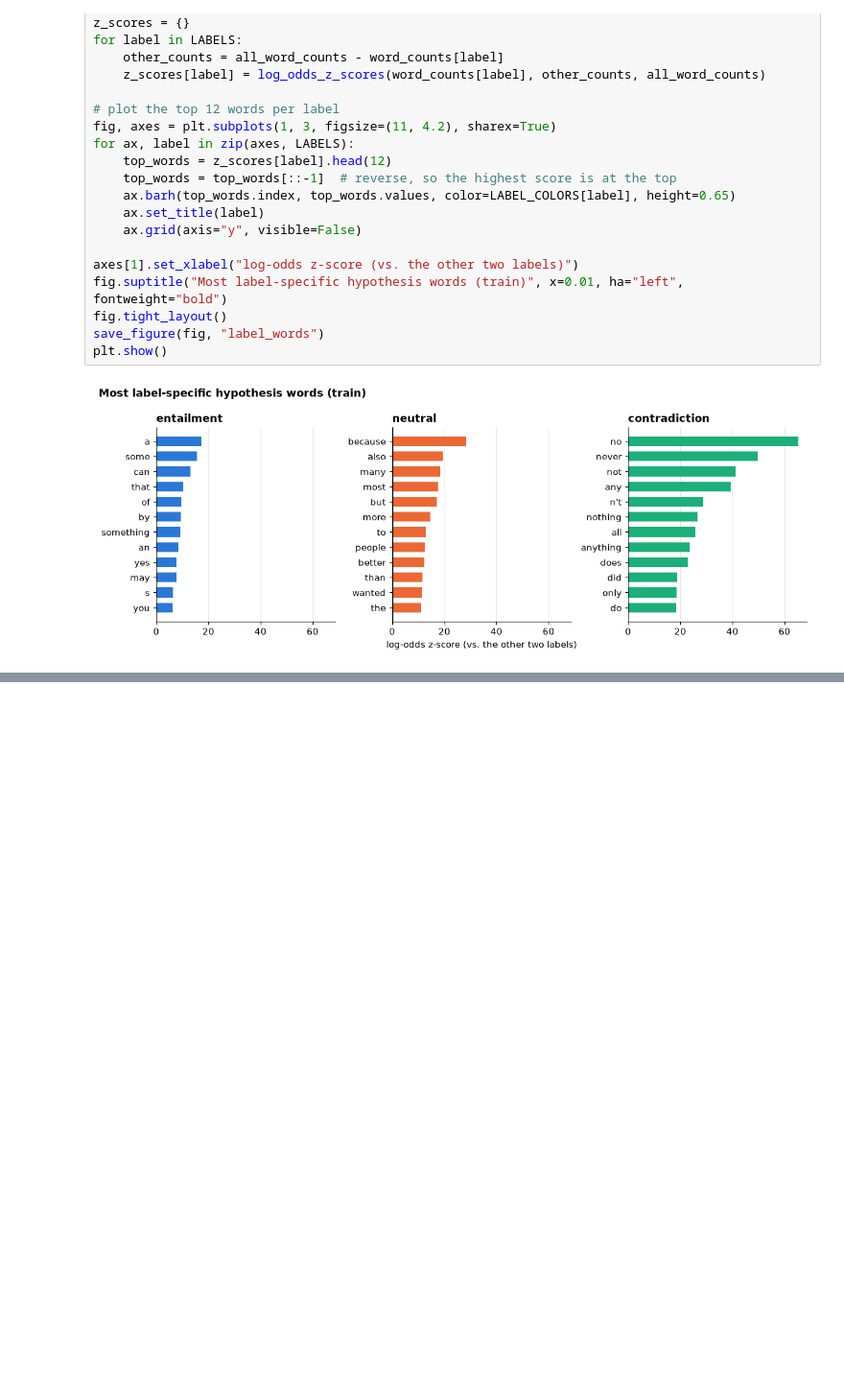
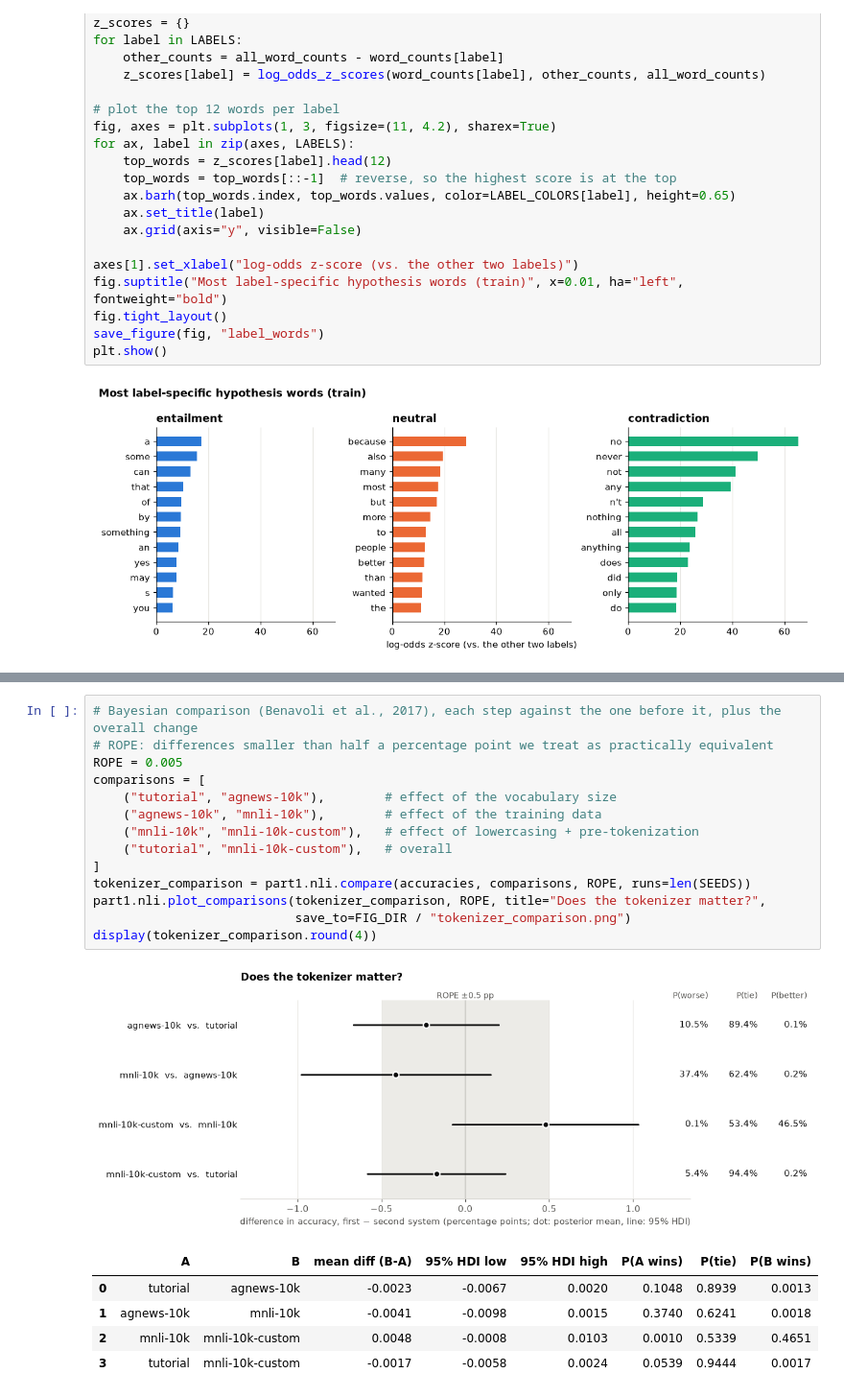
Before and after one commit to maksderylo/nlp1, a Jupyter notebook: part1/project.ipynb, the cells around one changed output, grey strips where cells are left out. Shown at 96% size. Saved outputs shown, nothing was run; the diff lists cells and outputs as text; blank space fills up the shorter version.

```diff
--- a/part1/project.ipynb
+++ b/part1/project.ipynb
@@ -355,0 +550,21 @@ plt.show()
+# %%
+# Bayesian comparison (Benavoli et al., 2017), each step against the one before it, plus the overall change
+# ROPE: differences smaller than half a percentage point we treat as practically equivalent
+ROPE = 0.005
+comparisons = [
+    ("tutorial", "agnews-10k"),        # effect of the vocabulary size
+    ("agnews-10k", "mnli-10k"),        # effect of the training data
+    ("mnli-10k", "mnli-10k-custom"),   # effect of lowercasing + pre-tokenization
+    ("tutorial", "mnli-10k-custom"),   # overall
+]
+tokenizer_comparison = part1.nli.compare(accuracies, comparisons, ROPE, runs=len(SEEDS))
+part1.nli.plot_comparisons(tokenizer_comparison, ROPE, title="Does the tokenizer matter?",
+                           save_to=FIG_DIR / "tokenizer_comparison.png")
+display(tokenizer_comparison.round(4))
+# %% [output]
+[figure, added]
+|  | A | B | mean diff (B-A) | 95% HDI low | 95% HDI high | P(A wins) | P(tie) | P(B wins) |
+| 0 | tutorial | agnews-10k | -0.0023 | -0.0067 | 0.0020 | 0.1048 | 0.8939 | 0.0013 |
+| 1 | agnews-10k | mnli-10k | -0.0041 | -0.0098 | 0.0015 | 0.3740 | 0.6241 | 0.0018 |
+| 2 | mnli-10k | mnli-10k-custom | 0.0048 | -0.0008 | 0.0103 | 0.0010 | 0.5339 | 0.4651 |
+| 3 | tutorial | mnli-10k-custom | -0.0017 | -0.0058 | 0.0024 | 0.0539 | 0.9444 | 0.0017 |
```
Also changed, not shown: parts of 56 cells of this notebook, 2 other files.
